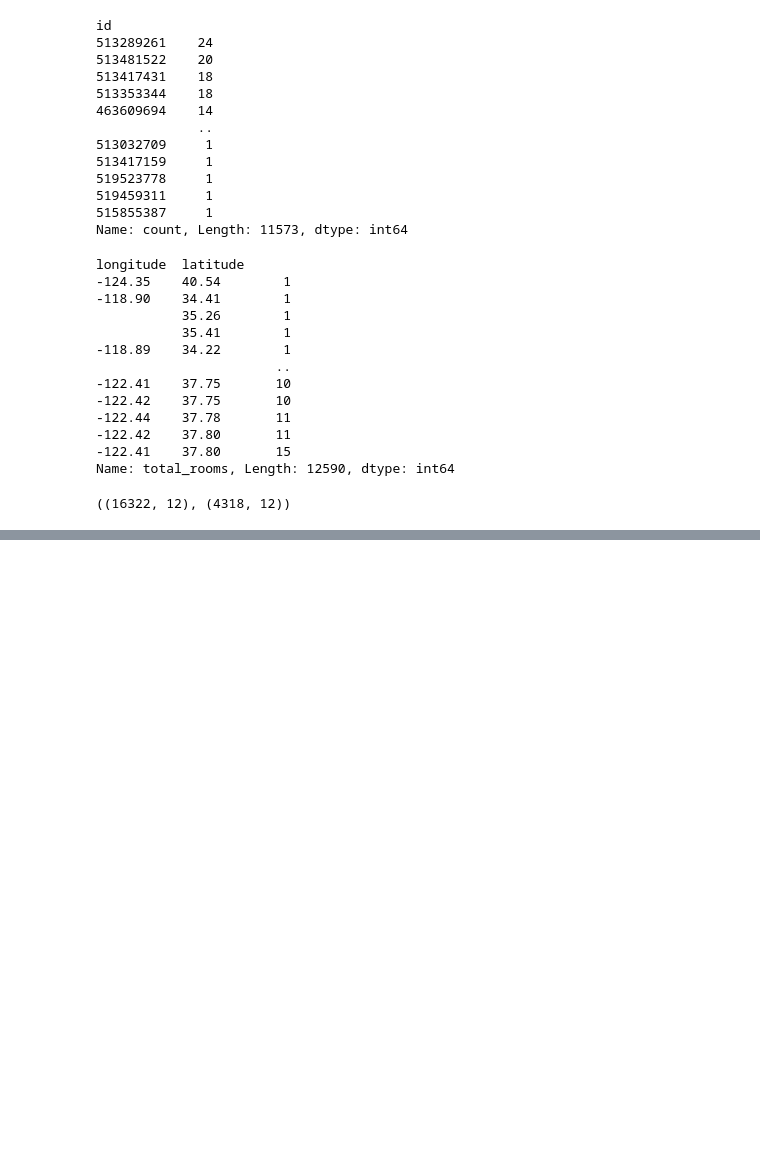
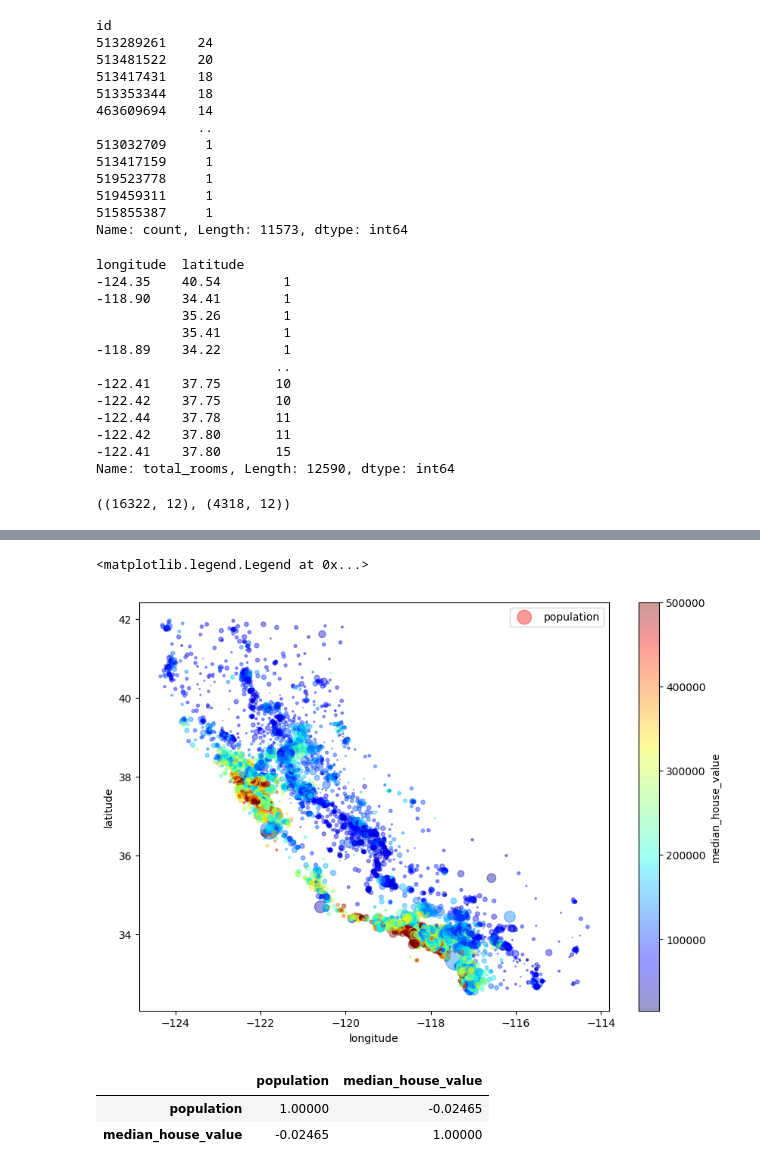
Before and after one commit to Aish0104/ML-LAB, a Jupyter notebook: lab.ipynb, the cells around one changed output, grey strips where cells are left out. Saved outputs shown, nothing was run; the diff lists cells and outputs as text; code cells hidden in the pictures; blank space fills up the shorter version.

```diff
--- a/lab.ipynb
+++ b/lab.ipynb
@@ -258,0 +303,13 @@ train_set.shape, test_set.shape
+# %%
+housing.plot(kind='scatter', x='longitude', y='latitude', alpha=.4, s=housing['population']/100.,
+             label='population', figsize=(10, 7), c='median_house_value', cmap=plt.get_cmap(name='jet'), colorbar=True)
+plt.legend()
+# %% [output]
+<matplotlib.legend.Legend at 0x...>
+[figure, added]
+# %%
+housing[['population', 'median_house_value']].corr()
+# %% [output]
+|  | population | median_house_value |
+| population | 1.00000 | -0.02465 |
+| median_house_value | -0.02465 | 1.00000 |
```
Also changed, not shown: parts of 11 cells of this notebook.
